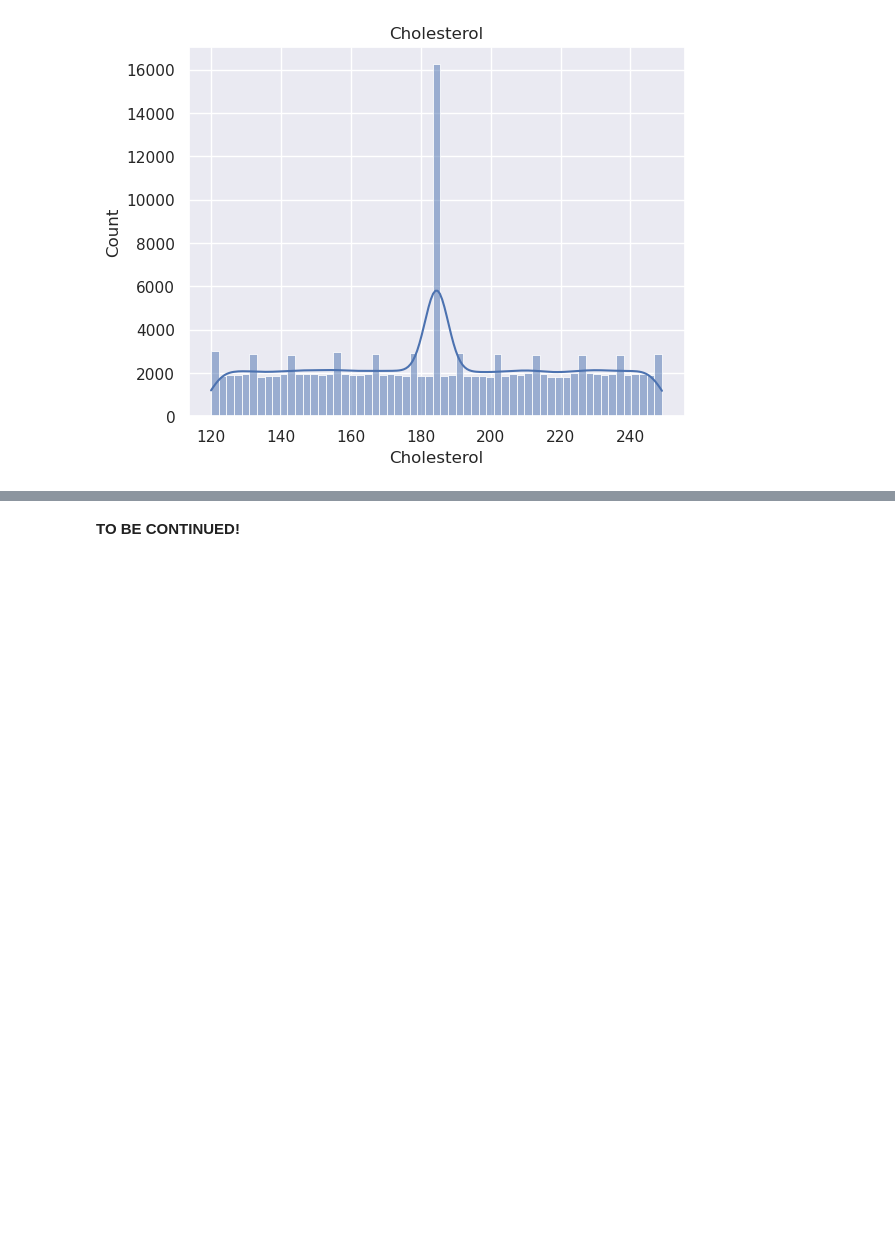
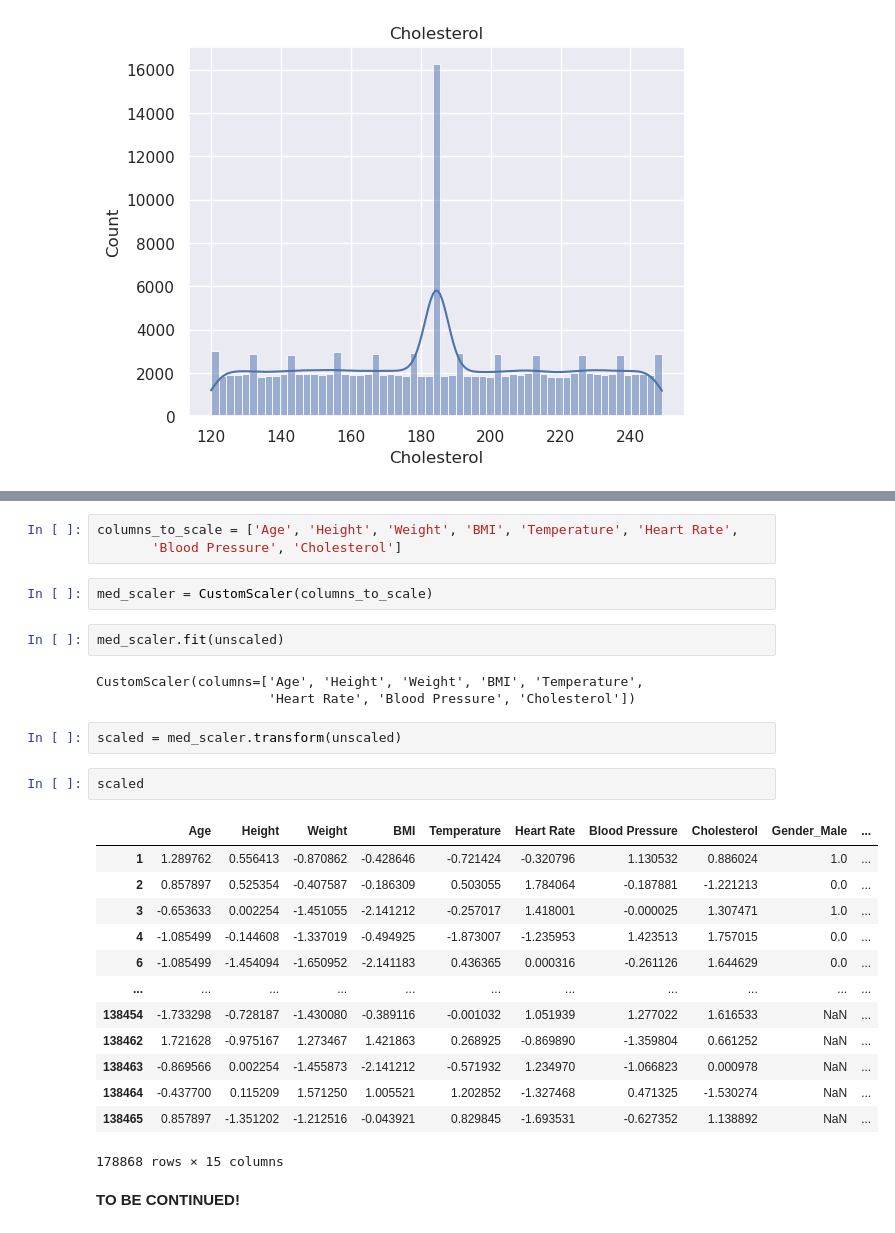
Before and after one commit to LaxmiVatsalyaDaita/Kaggle, a Jupyter notebook: med-students-data-analysis.ipynb, the cells around one changed output, grey strips where cells are left out. Saved outputs shown, nothing was run; the diff lists cells and outputs as text; blank space fills up the shorter version.

```diff
--- a/med-students-data-analysis.ipynb
+++ b/med-students-data-analysis.ipynb
@@ -288,2 +385,30 @@ plt.show()
+# %%
+columns_to_scale = ['Age', 'Height', 'Weight', 'BMI', 'Temperature', 'Heart Rate',
+       'Blood Pressure', 'Cholesterol']
+# %%
+med_scaler = CustomScaler(columns_to_scale)
+# %%
+med_scaler.fit(unscaled)
+# %% [output]
+CustomScaler(columns=['Age', 'Height', 'Weight', 'BMI', 'Temperature',
+                      'Heart Rate', 'Blood Pressure', 'Cholesterol'])
+# %%
+scaled = med_scaler.transform(unscaled)
+# %%
+scaled
+# %% [output]
+|  | Age | Height | Weight | BMI | Temperature | Heart Rate | Blood Pressure | Cholesterol | Gender_Male | ... |
+| 1 | 1.289762 | 0.556413 | -0.870862 | -0.428646 | -0.721424 | -0.320796 | 1.130532 | 0.886024 | 1.0 | ... |
+| 2 | 0.857897 | 0.525354 | -0.407587 | -0.186309 | 0.503055 | 1.784064 | -0.187881 | -1.221213 | 0.0 | ... |
+| 3 | -0.653633 | 0.002254 | -1.451055 | -2.141212 | -0.257017 | 1.418001 | -0.000025 | 1.307471 | 1.0 | ... |
+| 4 | -1.085499 | -0.144608 | -1.337019 | -0.494925 | -1.873007 | -1.235953 | 1.423513 | 1.757015 | 0.0 | ... |
+| 6 | -1.085499 | -1.454094 | -1.650952 | -2.141183 | 0.436365 | 0.000316 | -0.261126 | 1.644629 | 0.0 | ... |
+| ... | ... | ... | ... | ... | ... | ... | ... | ... | ... | ... |
+| 138454 | -1.733298 | -0.728187 | -1.430080 | -0.389116 | -0.001032 | 1.051939 | 1.277022 | 1.616533 | NaN | ... |
+| 138462 | 1.721628 | -0.975167 | 1.273467 | 1.421863 | 0.268925 | -0.869890 | -1.359804 | 0.661252 | NaN | ... |
+| 138463 | -0.869566 | 0.002254 | -1.455873 | -2.141212 | -0.571932 | 1.234970 | -1.066823 | 0.000978 | NaN | ... |
+| 138464 | -0.437700 | 0.115209 | 1.571250 | 1.005521 | 1.202852 | -1.327468 | 0.471325 | -1.530274 | NaN | ... |
+| 138465 | 0.857897 | -1.351202 | -1.212516 | -0.043921 | 0.829845 | -1.693531 | -0.627352 | 1.138892 | NaN | ... |
+178868 rows × 15 columns
 # %% [markdown]
 **TO BE CONTINUED!**
```
Also changed, not shown: parts of 14 cells of this notebook.
